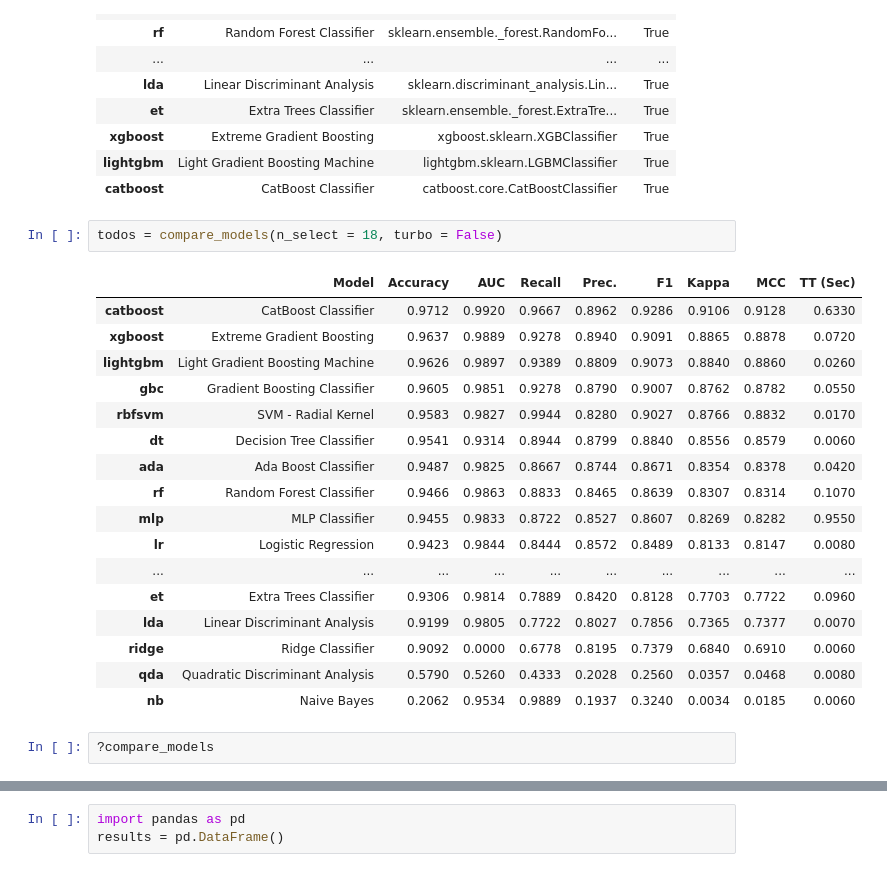
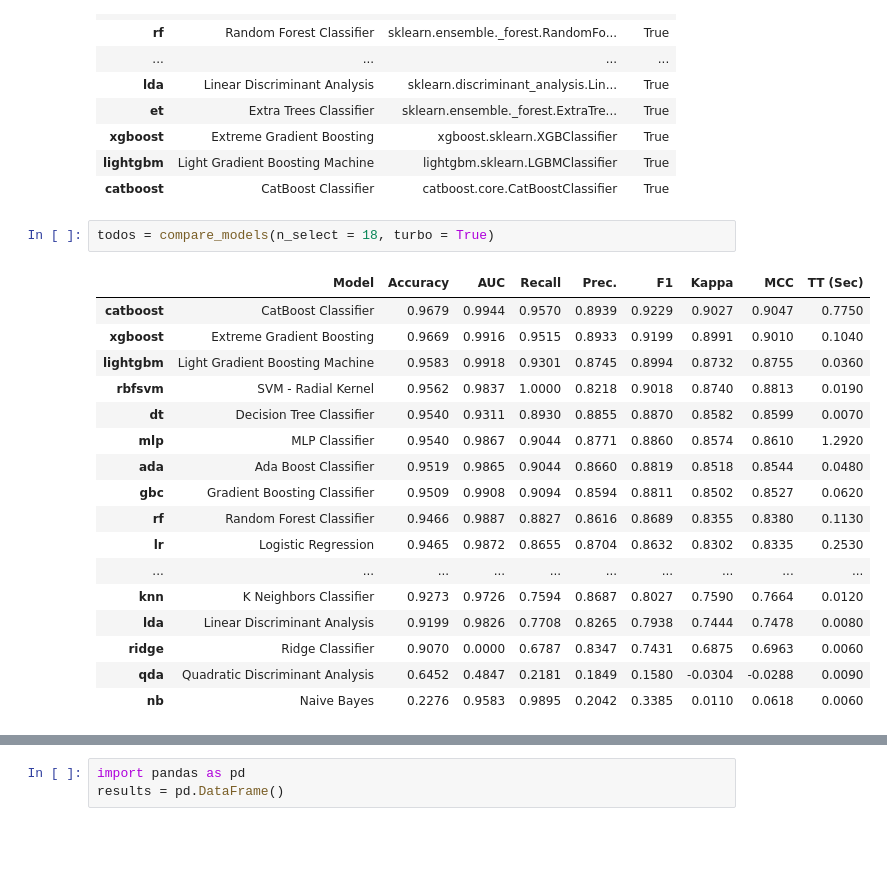
Before and after one commit to gitflai/DDS4, a Jupyter notebook: Aula 13 - DDS4 - Machine Learning com PyCaret.ipynb, the cells around one changed output, grey strips where cells are left out. Saved outputs shown, nothing was run; the diff lists cells and outputs as text; blank space fills up the shorter version.

```diff
--- a/Aula 13 - DDS4 - Machine Learning com PyCaret.ipynb
+++ b/Aula 13 - DDS4 - Machine Learning com PyCaret.ipynb
@@ -375,24 +399,22 @@ models()
 | lightgbm | Light Gradient Boosting Machine | lightgbm.sklearn.LGBMClassifier | True |
 | catboost | CatBoost Classifier | catboost.core.CatBoostClassifier | True |
 # %%
-todos = compare_models(n_select = 18, turbo = False)
+todos = compare_models(n_select = 18, turbo = True)
 # %% [output]
 |  | Model | Accuracy | AUC | Recall | Prec. | F1 | Kappa | MCC | TT (Sec) |
-| catboost | CatBoost Classifier | 0.9712 | 0.9920 | 0.9667 | 0.8962 | 0.9286 | 0.9106 | 0.9128 | 0.6330 |
-| xgboost | Extreme Gradient Boosting | 0.9637 | 0.9889 | 0.9278 | 0.8940 | 0.9091 | 0.8865 | 0.8878 | 0.0720 |
-| lightgbm | Light Gradient Boosting Machine | 0.9626 | 0.9897 | 0.9389 | 0.8809 | 0.9073 | 0.8840 | 0.8860 | 0.0260 |
-| gbc | Gradient Boosting Classifier | 0.9605 | 0.9851 | 0.9278 | 0.8790 | 0.9007 | 0.8762 | 0.8782 | 0.0550 |
-| rbfsvm | SVM - Radial Kernel | 0.9583 | 0.9827 | 0.9944 | 0.8280 | 0.9027 | 0.8766 | 0.8832 | 0.0170 |
-| dt | Decision Tree Classifier | 0.9541 | 0.9314 | 0.8944 | 0.8799 | 0.8840 | 0.8556 | 0.8579 | 0.0060 |
-| ada | Ada Boost Classifier | 0.9487 | 0.9825 | 0.8667 | 0.8744 | 0.8671 | 0.8354 | 0.8378 | 0.0420 |
-| rf | Random Forest Classifier | 0.9466 | 0.9863 | 0.8833 | 0.8465 | 0.8639 | 0.8307 | 0.8314 | 0.1070 |
-| mlp | MLP Classifier | 0.9455 | 0.9833 | 0.8722 | 0.8527 | 0.8607 | 0.8269 | 0.8282 | 0.9550 |
-| lr | Logistic Regression | 0.9423 | 0.9844 | 0.8444 | 0.8572 | 0.8489 | 0.8133 | 0.8147 | 0.0080 |
+| catboost | CatBoost Classifier | 0.9679 | 0.9944 | 0.9570 | 0.8939 | 0.9229 | 0.9027 | 0.9047 | 0.7750 |
+| xgboost | Extreme Gradient Boosting | 0.9669 | 0.9916 | 0.9515 | 0.8933 | 0.9199 | 0.8991 | 0.9010 | 0.1040 |
+| lightgbm | Light Gradient Boosting Machine | 0.9583 | 0.9918 | 0.9301 | 0.8745 | 0.8994 | 0.8732 | 0.8755 | 0.0360 |
+| rbfsvm | SVM - Radial Kernel | 0.9562 | 0.9837 | 1.0000 | 0.8218 | 0.9018 | 0.8740 | 0.8813 | 0.0190 |
+| dt | Decision Tree Classifier | 0.9540 | 0.9311 | 0.8930 | 0.8855 | 0.8870 | 0.8582 | 0.8599 | 0.0070 |
+| mlp | MLP Classifier | 0.9540 | 0.9867 | 0.9044 | 0.8771 | 0.8860 | 0.8574 | 0.8610 | 1.2920 |
+| ada | Ada Boost Classifier | 0.9519 | 0.9865 | 0.9044 | 0.8660 | 0.8819 | 0.8518 | 0.8544 | 0.0480 |
+| gbc | Gradient Boosting Classifier | 0.9509 | 0.9908 | 0.9094 | 0.8594 | 0.8811 | 0.8502 | 0.8527 | 0.0620 |
+| rf | Random Forest Classifier | 0.9466 | 0.9887 | 0.8827 | 0.8616 | 0.8689 | 0.8355 | 0.8380 | 0.1130 |
+| lr | Logistic Regression | 0.9465 | 0.9872 | 0.8655 | 0.8704 | 0.8632 | 0.8302 | 0.8335 | 0.2530 |
 | ... | ... | ... | ... | ... | ... | ... | ... | ... | ... |
-| et | Extra Trees Classifier | 0.9306 | 0.9814 | 0.7889 | 0.8420 | 0.8128 | 0.7703 | 0.7722 | 0.0960 |
-| lda | Linear Discriminant Analysis | 0.9199 | 0.9805 | 0.7722 | 0.8027 | 0.7856 | 0.7365 | 0.7377 | 0.0070 |
-| ridge | Ridge Classifier | 0.9092 | 0.0000 | 0.6778 | 0.8195 | 0.7379 | 0.6840 | 0.6910 | 0.0060 |
-| qda | Quadratic Discriminant Analysis | 0.5790 | 0.5260 | 0.4333 | 0.2028 | 0.2560 | 0.0357 | 0.0468 | 0.0080 |
-| nb | Naive Bayes | 0.2062 | 0.9534 | 0.9889 | 0.1937 | 0.3240 | 0.0034 | 0.0185 | 0.0060 |
+| knn | K Neighbors Classifier | 0.9273 | 0.9726 | 0.7594 | 0.8687 | 0.8027 | 0.7590 | 0.7664 | 0.0120 |
+| lda | Linear Discriminant Analysis | 0.9199 | 0.9826 | 0.7708 | 0.8265 | 0.7938 | 0.7444 | 0.7478 | 0.0080 |
+| ridge | Ridge Classifier | 0.9070 | 0.0000 | 0.6787 | 0.8347 | 0.7431 | 0.6875 | 0.6963 | 0.0060 |
+| qda | Quadratic Discriminant Analysis | 0.6452 | 0.4847 | 0.2181 | 0.1849 | 0.1580 | -0.0304 | -0.0288 | 0.0090 |
+| nb | Naive Bayes | 0.2276 | 0.9583 | 0.9895 | 0.2042 | 0.3385 | 0.0110 | 0.0618 | 0.0060 |
-# %%
-?compare_models
```
Also changed, not shown: parts of 55 cells of this notebook.
